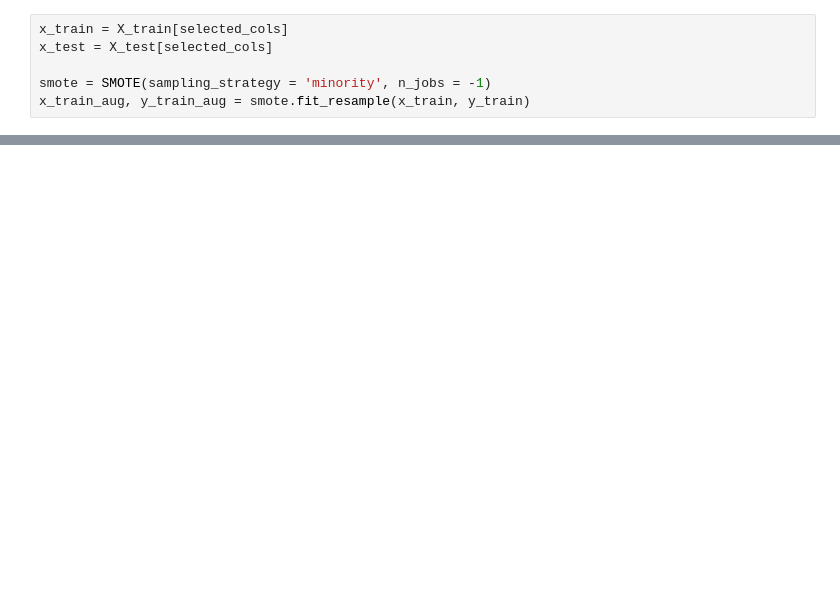
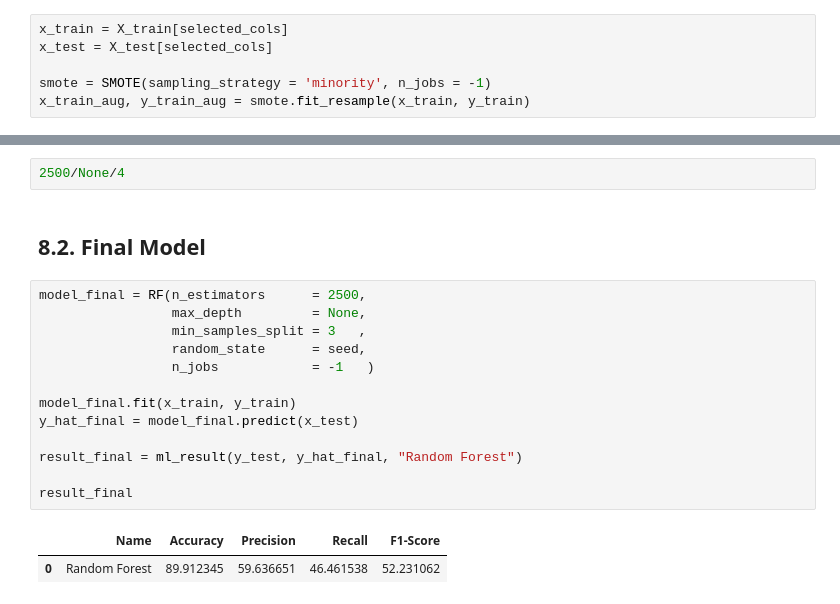
Before and after one commit to bernardoavsouza/bank-marketing, a Jupyter notebook: code.ipynb, the cells around one changed output, grey strips where cells are left out. Saved outputs shown, nothing was run; the diff lists cells and outputs as text; blank space fills up the shorter version.

```diff
--- a/code.ipynb
+++ b/code.ipynb
@@ -748,0 +779,20 @@ cross_validation(2, rf, x_train, y_train, augmentation = True)
+# %%
+2500/None/4
+# %% [markdown]
+## 8.2. Final Model
+# %%
+model_final = RF(n_estimators      = 2500,
+                 max_depth         = None,
+                 min_samples_split = 3   ,
+                 random_state      = seed,
+                 n_jobs            = -1   )
+
+model_final.fit(x_train, y_train)
+y_hat_final = model_final.predict(x_test)
+
+result_final = ml_result(y_test, y_hat_final, "Random Forest")
+
+result_final
+# %% [output]
+|  | Name | Accuracy | Precision | Recall | F1-Score |
+| 0 | Random Forest | 89.912345 | 59.636651 | 46.461538 | 52.231062 |
```
Also changed, not shown: parts of 37 cells of this notebook.
